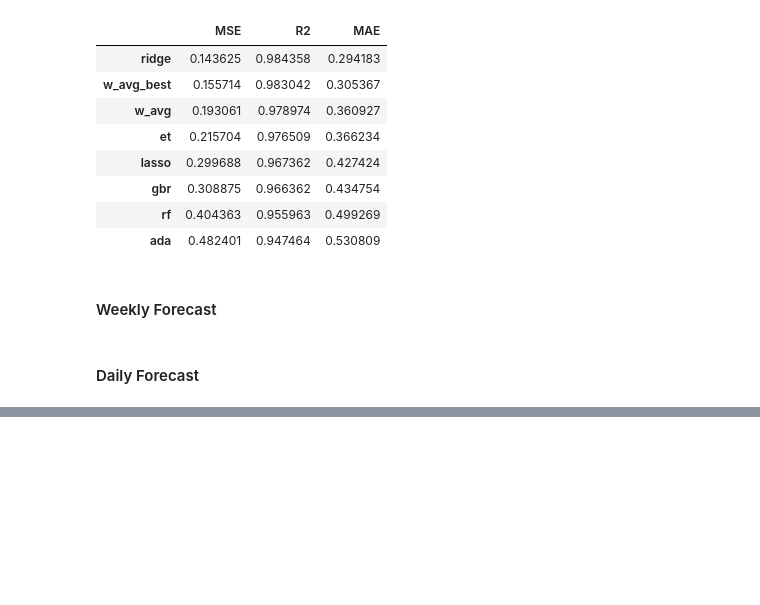
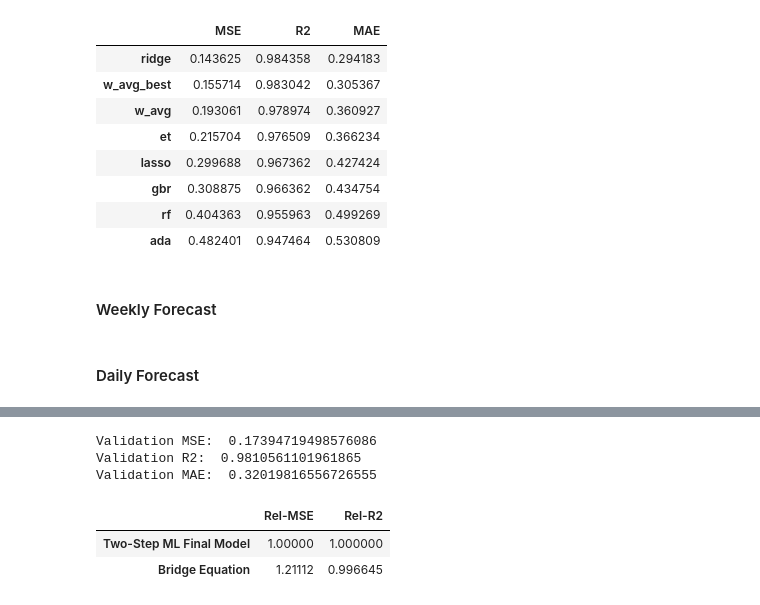
Before and after one commit to osmarbolivar/High-Freq-Inflation-Forecast-2SML, a Jupyter notebook: F3_Forecast.ipynb, the cells around one changed output, grey strips where cells are left out. Saved outputs shown, nothing was run; the diff lists cells and outputs as text; code cells hidden in the pictures; blank space fills up the shorter version.

Commit message:
bridge_equation

```diff
--- a/F3_Forecast.ipynb
+++ b/F3_Forecast.ipynb
@@ -898,0 +841,9 @@ fig3.show()
+# %%
+import statsmodels.api as sm
+
+# Add a constant to the independent variables
+X_train_const = sm.add_constant(X_train)
+# Fit the OLS model
+bridge_model = sm.OLS(y_train, X_train_const).fit()
+# Print the summary of the regression
+print(bridge_model.summary())
@@ -898,0 +868,29 @@ fig3.show()
+# %%
+# Add a constant to the validation set
+X_validation_const = sm.add_constant(X_validation)
+# Make predictions on the validation set
+bridge_val_pred = bridge_model.predict(X_validation_const)
+
+# Calculate Forecast metrics on validation set
+mse_val_bridge = mean_squared_error(y_validation, bridge_val_pred)
+r2_val_bridge = r2_score(y_validation, bridge_val_pred)
+mae_val_bridge = mean_absolute_error(y_validation, bridge_val_pred)
+print("Validation MSE: ", mse_val_bridge)
+print("Validation R2: ", r2_val_bridge)
+print("Validation MAE: ", mae_val_bridge)
+# %% [output]
+Validation MSE:  0.17394719498576086
+Validation R2:  0.9810561101961865
+Validation MAE:  0.32019816556726555
+# %%
+tab_comparison = pd.DataFrame(
+    {"Rel-MSE": [mse_val_ridge/mse_val_ridge, mse_val_bridge/mse_val_ridge],
+     "Rel-R2": [r2_val_ridge/r2_val_ridge, r2_val_bridge/r2_val_ridge]
+    }, index=["Two-Step ML Final Model", "Bridge Equation"]
+)
+
+tab_comparison
+# %% [output]
+|  | Rel-MSE | Rel-R2 |
+| Two-Step ML Final Model | 1.00000 | 1.000000 |
+| Bridge Equation | 1.21112 | 0.996645 |
```
Also changed, not shown: parts of 6 cells of this notebook, 2 other files.
